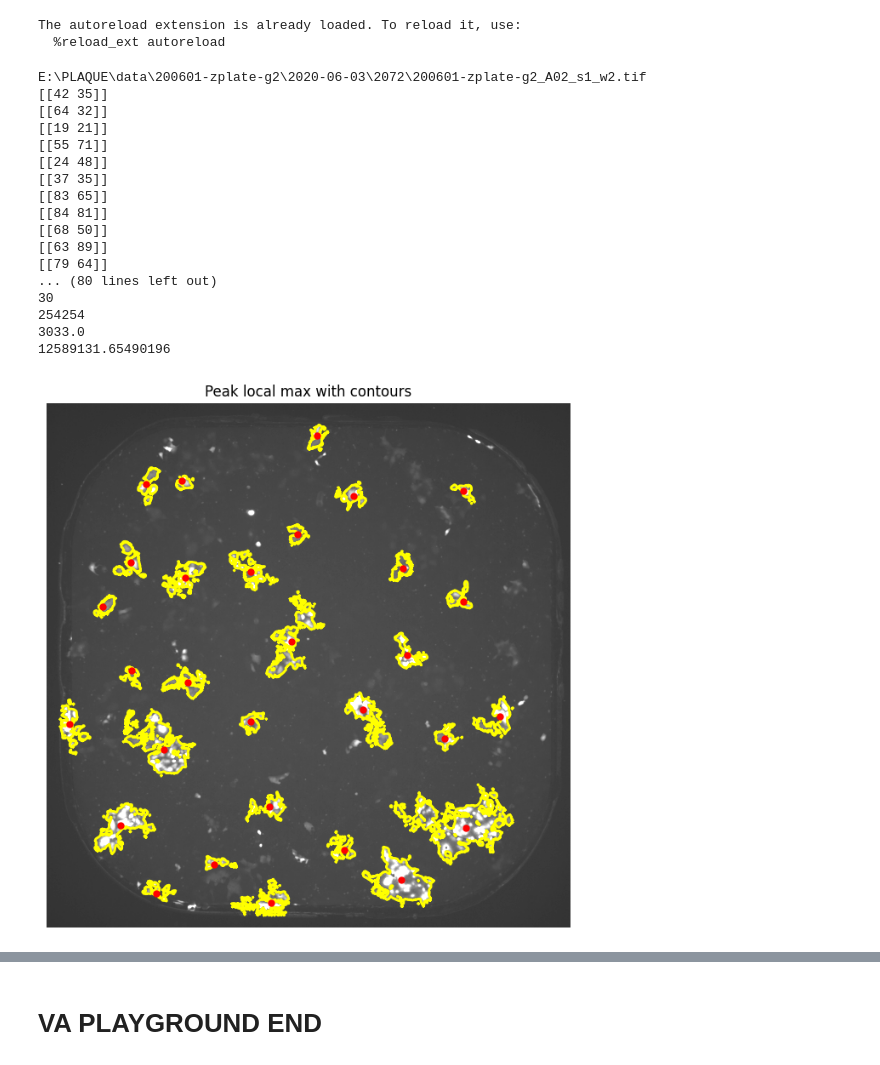
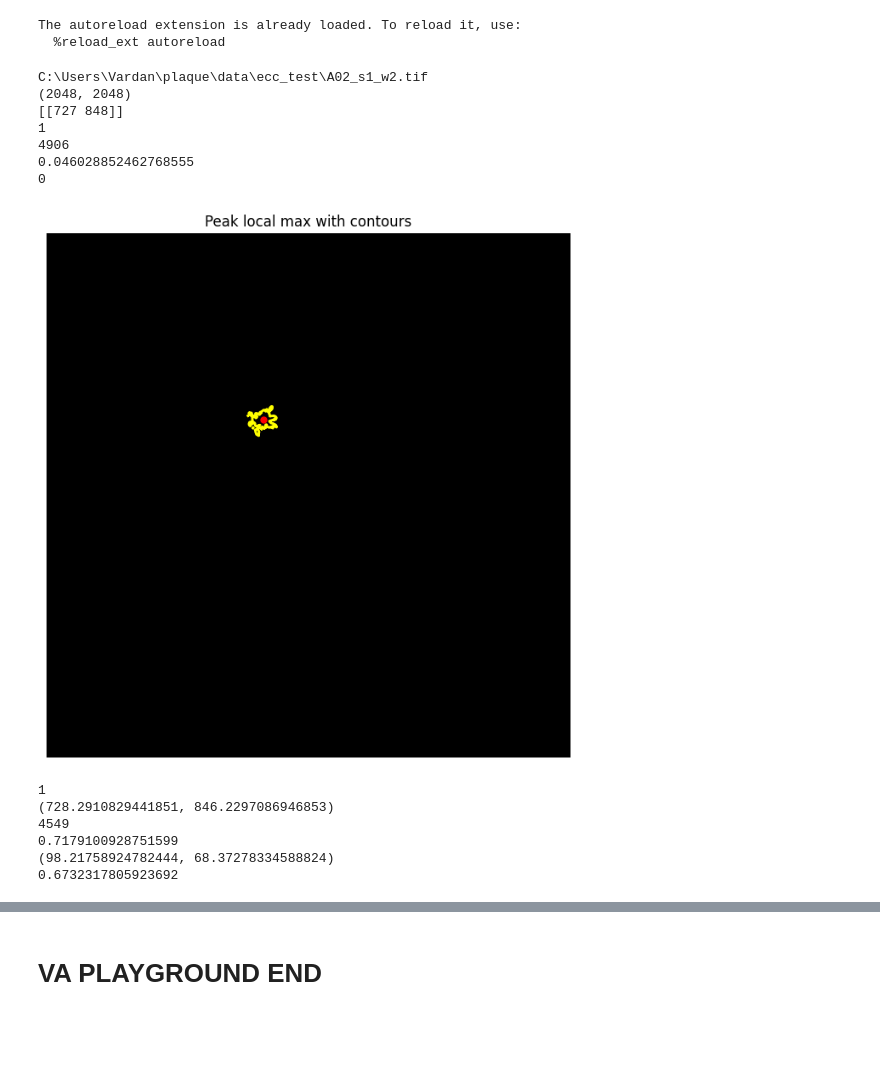
Before and after one commit to plaque2/PyPlaque, a Jupyter notebook: notebooks/visualization/comparison_barchart.ipynb, the cells around one changed output, grey strips where cells are left out. Cells and saved outputs as stored; diff of their text form; code cells hidden in the pictures; blank space fills up the shorter version.

```diff
--- a/notebooks/visualization/comparison_barchart.ipynb
+++ b/notebooks/visualization/comparison_barchart.ipynb
@@ -279,7 +281,9 @@ plate_dict_w2[d] = {}
 plate_dict_w2[d]['img'] = {}
 plate_dict_w2[d]['mask'] = {}
 plate_dict_w2[d]['image_name'] = {}
-image_files_for_comparison = {r"E:\PLAQUE\data\200601-zplate-g2\2020-06-03\2072\200601-zplate-g2_A02_s1_w2.tif"}
+image_files_for_comparison = {r"C:\Users\Vardan\plaque\data\200601-zplate-g2\2020-06-03\2072\200601-zplate-g2_A03_s1_w2.tif"}
+# image_files_for_comparison = {r"C:\Users\Vardan\plaque\data\sample_stitched\crop.tif"}
+
 # image_files_for_comparison = {r"E:\PLAQUE\data\sample_stitched\sample_vir_A01_w2.tif"}
 # image_files_for_comparison = {r"E:\PLAQUE\data\sample_stitched\dumb_A01_w2.tif"}
 # image_files_for_comparison = list(sample_matlab_results_image_w2['VirusImageName'])
@@ -288,6 +292,7 @@ image_files_for_comparison = {r"E:\PLAQUE\data\200601-zplate-g2\2020-06-03\2072\
 for f in image_files_for_comparison:
     print(f)
     plate_dict_w2[d]['img'][i] = TIFF.imread(f)
+    TEST_IM = io.imread(f)
     # print(plate_dict_w2[d]['img'][i].shape)
     plate_dict_w2[d]['image_name'][i] = f
     # print(plate_dict_w2[d]['image_name'][i])
@@ -317,50 +322,63 @@ plq_image_readout = PlaqueImageReadout(nuclei_image_name=im_name,
                             plaque_image=np.array(plate_dict_w2[plate_name]['img'][1]),
                             nuclei_mask=np.array(plate_dict_w2[plate_name]['mask'][1]),
                             plaque_mask=np.array(plate_dict_w2[plate_name]['mask'][1]),
                             virus_params = virus_params)
 
 print(plq_image_readout.get_plaque_count())
 print(plq_image_readout.get_lesion_area())
+print(plq_image_readout.get_mean_plaque_intensity())
+
+
+print(np.min(TEST_IM))
 area_plq  = plq_image_readout.get_plaque_objects()
-print(area_plq[0].area_filled)
-print(np.sum(input_img)/255)
+# print(area_plq[0].area_filled)
+# print(np.sum(input_img)/255)
 
 
 fig, ax = plt.subplots(figsize=(8, 8))
 
 # Display inputImage with custom colormap and intensity range
 ax.imshow(input_img, cmap=plt.cm.gray, vmin=0, vmax=6000, alpha=1)
 # ax.imshow(finalPlqRegImage, cmap=plt.cm.gray)
 
 # Find contours in finalPlqRegImage
 contours = measure.find_contours(finalPlqRegImage)
 
 # Plot contours with random colors
 for contour in contours:
     ax.plot(contour[:, 1], contour[:, 0], linewidth=2,color='yellow')
 
 ax.plot(globalPeakCoords[:, 1], globalPeakCoords[:, 0], 'r.', markersize=10)
 ax.axis('off')
 
 ax.set_title('Peak local max with contours')
 # plt.savefig("../../../manuscript/figs/fp_plaque_mask_outline.png", bbox_inches='tight')
 plt.show()
 # %% [output]
-E:\PLAQUE\data\200601-zplate-g2\2020-06-03\2072\200601-zplate-g2_A02_s1_w2.tif
-[[42 35]]
-[[64 32]]
-[[19 21]]
-[[55 71]]
-[[24 48]]
-[[37 35]]
-[[83 65]]
-[[84 81]]
-[[68 50]]
-[[63 89]]
-[[79 64]]
-... (80 lines left out)
-30
-254254
-3033.0
-12589131.65490196
+C:\Users\Vardan\plaque\data\ecc_test\A02_s1_w2.tif
+(2048, 2048)
+[[727 848]]
+1
+4906
+0.046028852462768555
+0
-[figure, old version]
+[figure, new version]
+# %%
+plq_objects = plq_image_readout.get_plaque_objects()
+print(len(plq_objects))
+
+plq_object_readout = plq_image_readout.call_plaque_object_readout(plq_objects[0],
+                                                                      virus_params)
+
+print(plq_object_readout.get_centroid())
+print(plq_object_readout.get_area())
+print(plq_object_readout.get_eccentricity())
+print(plq_object_readout.get_major_minor_axis_length())
+print(plq_object_readout.roundness())
+# %% [output]
+1
+(728.2910829441851, 846.2297086946853)
+4549
+0.7179100928751599
+(98.21758924782444, 68.37278334588824)
+0.6732317805923692
```
Also changed, not shown: parts of 3 cells of this notebook, 2 other files.
